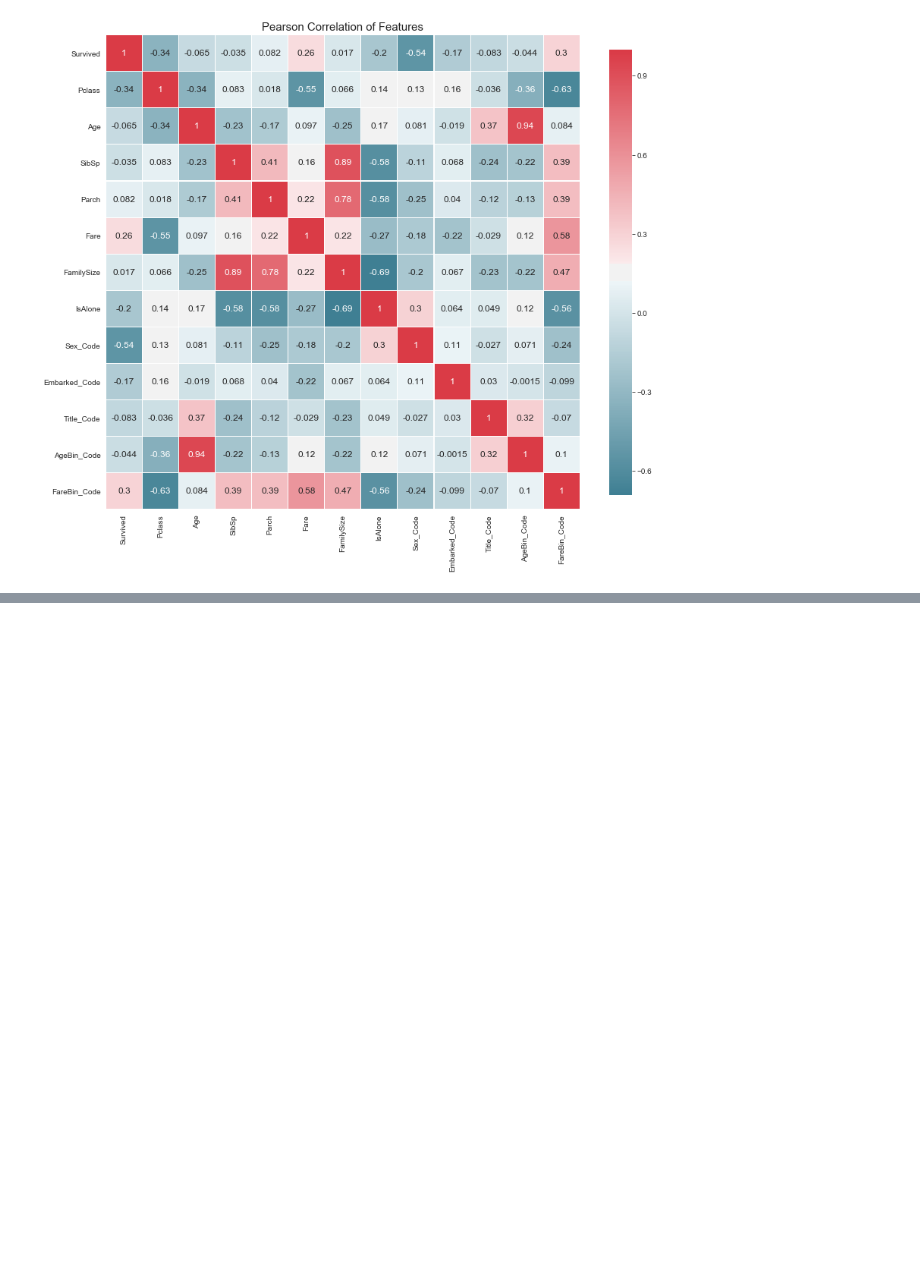
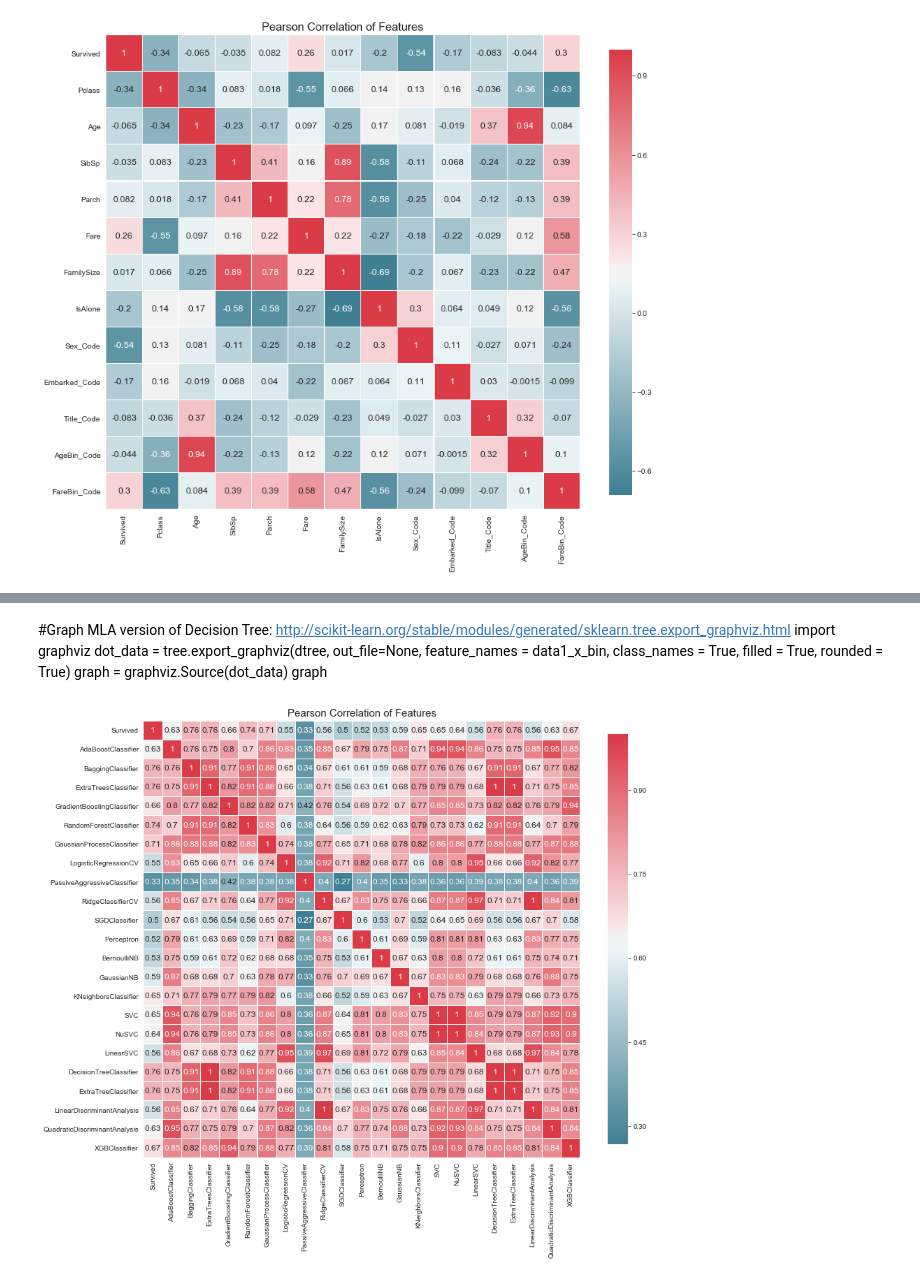
Before and after one commit to Fabiaccio91/Kaggle, a Jupyter notebook: Titanic/Kaggle - Titanic Survival.ipynb, the cells around one changed output, grey strips where cells are left out. Saved outputs shown, nothing was run; the diff lists cells and outputs as text; code cells hidden in the pictures; blank space fills up the shorter version.

```diff
--- a/Titanic/Kaggle - Titanic Survival.ipynb
+++ b/Titanic/Kaggle - Titanic Survival.ipynb
@@ -628,0 +741,15 @@ NameError: name 'Tree_Predict' is not defined
+# %% [markdown]
+#Graph MLA version of Decision Tree: http://scikit-learn.org/stable/modules/generated/sklearn.tree.export_graphviz.html
+import graphviz
+dot_data = tree.export_graphviz(dtree, out_file=None,
+                                feature_names = data1_x_bin, class_names = True,
+                                filled = True, rounded = True)
+graph = graphviz.Source(dot_data)
+graph
+# %%
+#Validate and implement
+
+#compare algorithm predictions with each other
+correlation_heatmap(MLA_predict)
+# %% [output]
+[figure, added]
```
Also changed, not shown: parts of 13 cells of this notebook.
